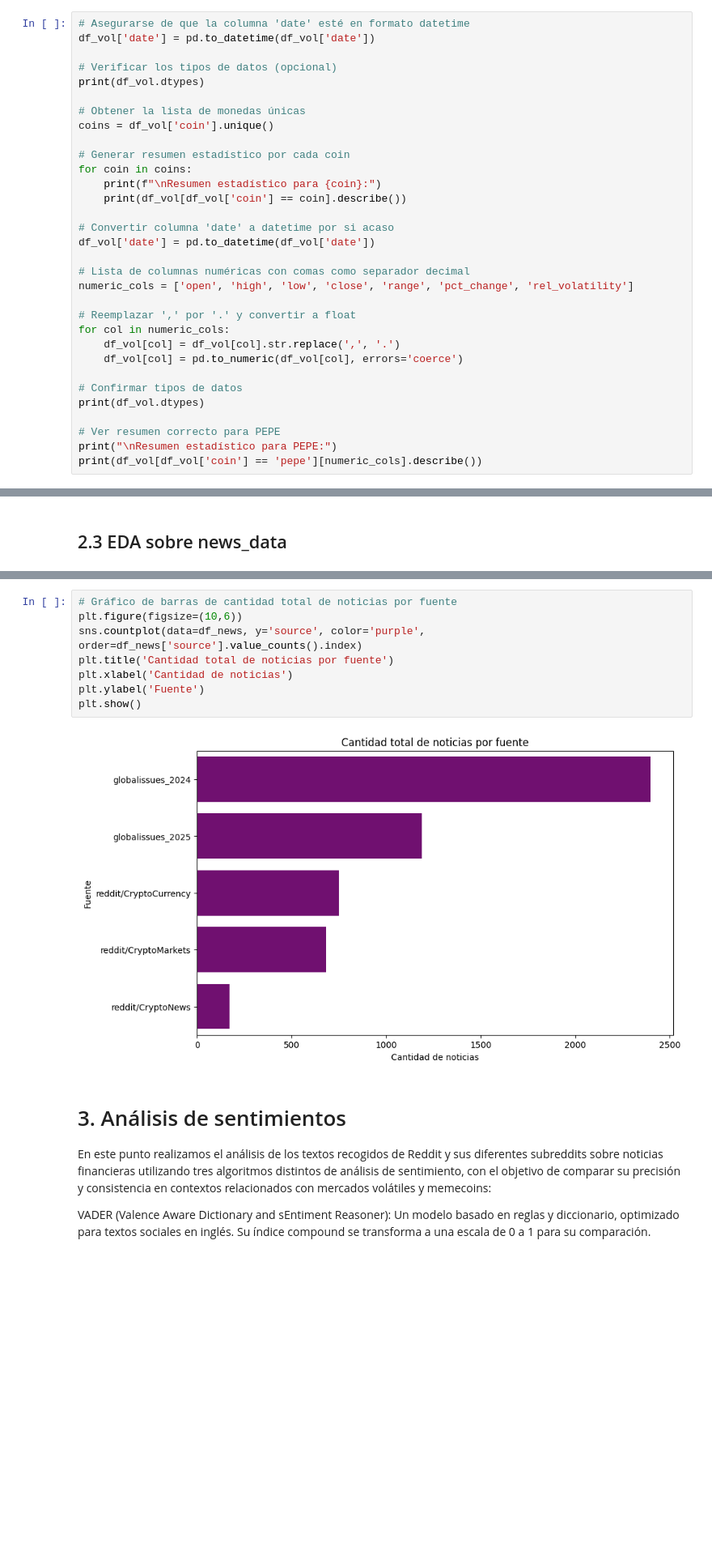
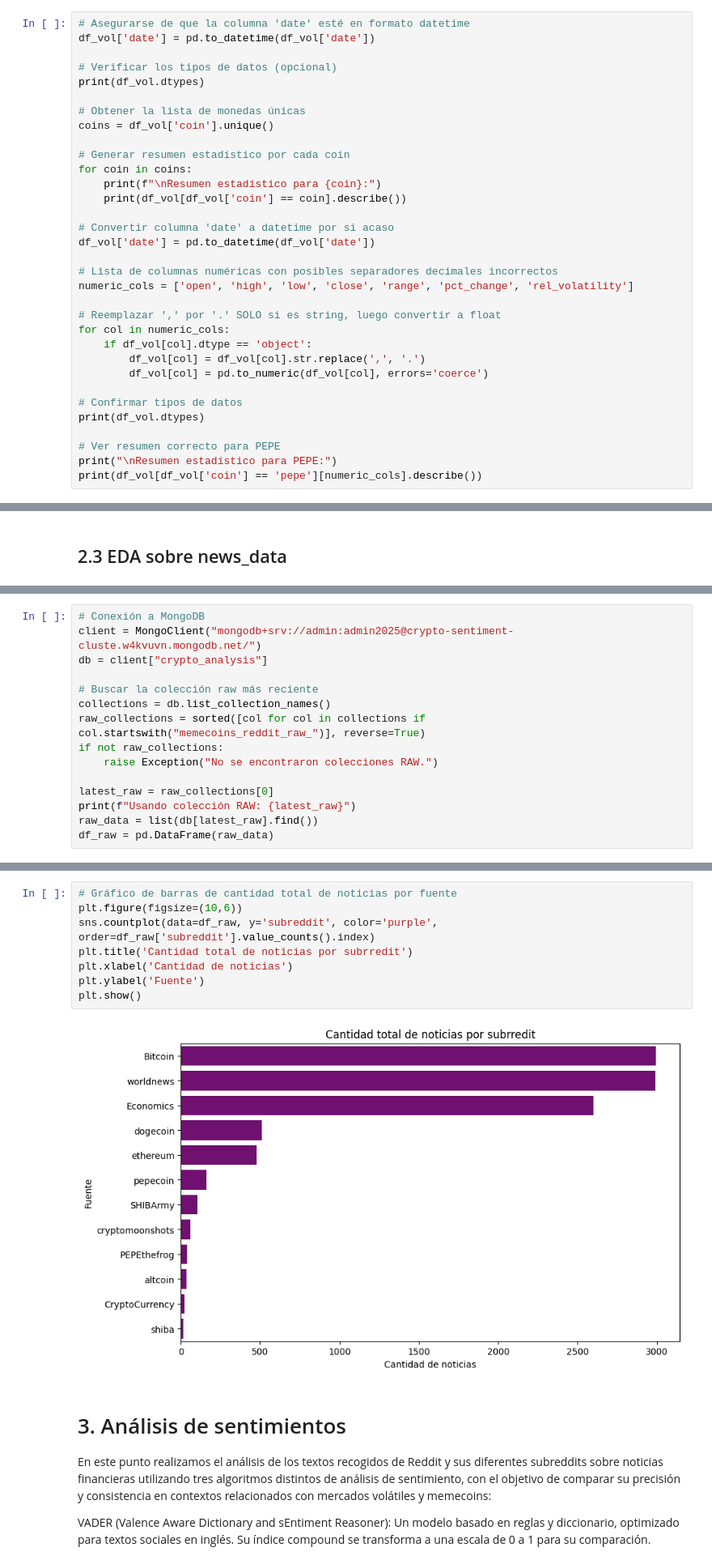
Before and after one commit to estebanolroberto/TFM_SERGIO-ROBERTO-UNIR, a Jupyter notebook: analysis/final_analysis.ipynb, the cells around one changed output, grey strips where cells are left out. Shown at 81% size. Saved outputs shown, nothing was run; the diff lists cells and outputs as text; blank space fills up the shorter version.

```diff
--- a/analysis/final_analysis.ipynb
+++ b/analysis/final_analysis.ipynb
@@ -75,13 +91,14 @@ for coin in coins:
 # Convertir columna 'date' a datetime por si acaso
 df_vol['date'] = pd.to_datetime(df_vol['date'])
 
-# Lista de columnas numéricas con comas como separador decimal
+# Lista de columnas numéricas con posibles separadores decimales incorrectos
 numeric_cols = ['open', 'high', 'low', 'close', 'range', 'pct_change', 'rel_volatility']
 
-# Reemplazar ',' por '.' y convertir a float
+# Reemplazar ',' por '.' SOLO si es string, luego convertir a float
 for col in numeric_cols:
-    df_vol[col] = df_vol[col].str.replace(',', '.')
-    df_vol[col] = pd.to_numeric(df_vol[col], errors='coerce')
+    if df_vol[col].dtype == 'object':
+        df_vol[col] = df_vol[col].str.replace(',', '.')
+        df_vol[col] = pd.to_numeric(df_vol[col], errors='coerce')
 
 # Confirmar tipos de datos
 print(df_vol.dtypes)
@@ -290,0 +290,15 @@ print(df_news.head())
+# %%
+# Conexión a MongoDB
+client = MongoClient("mongodb+srv://admin:admin2025@crypto-sentiment-cluste.w4kvuvn.mongodb.net/")
+db = client["crypto_analysis"]
+
+# Buscar la colección raw más reciente
+collections = db.list_collection_names()
+raw_collections = sorted([col for col in collections if col.startswith("memecoins_reddit_raw_")], reverse=True)
+if not raw_collections:
+    raise Exception("No se encontraron colecciones RAW.")
+
+latest_raw = raw_collections[0]
+print(f"Usando colección RAW: {latest_raw}")
+raw_data = list(db[latest_raw].find())
+df_raw = pd.DataFrame(raw_data)
@@ -305,13 +323,13 @@ dtype: object
 # %%
 # Gráfico de barras de cantidad total de noticias por fuente
 plt.figure(figsize=(10,6))
-sns.countplot(data=df_news, y='source', color='purple', order=df_news['source'].value_counts().index)
-plt.title('Cantidad total de noticias por fuente')
+sns.countplot(data=df_raw, y='subreddit', color='purple', order=df_raw['subreddit'].value_counts().index)
+plt.title('Cantidad total de noticias por subrredit')
 plt.xlabel('Cantidad de noticias')
 plt.ylabel('Fuente')
 plt.show()
 # %% [output]
-[figure, old version]
+[figure, new version]
 # %% [markdown]
 # 3. Análisis de sentimientos
 En este punto realizamos el análisis de los textos recogidos de Reddit y sus diferentes subreddits sobre noticias financieras utilizando tres algoritmos distintos de análisis de sentimiento, con el objetivo de comparar su precisión y consistencia en contextos relacionados con mercados volátiles y memecoins:
```
Also changed, not shown: parts of 36 cells of this notebook.
